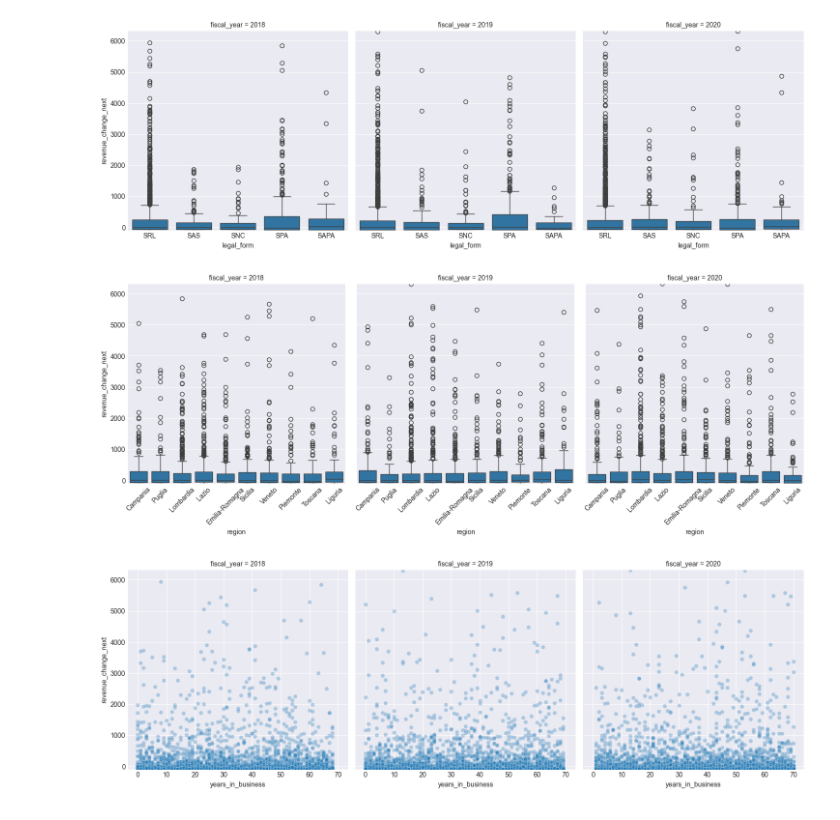
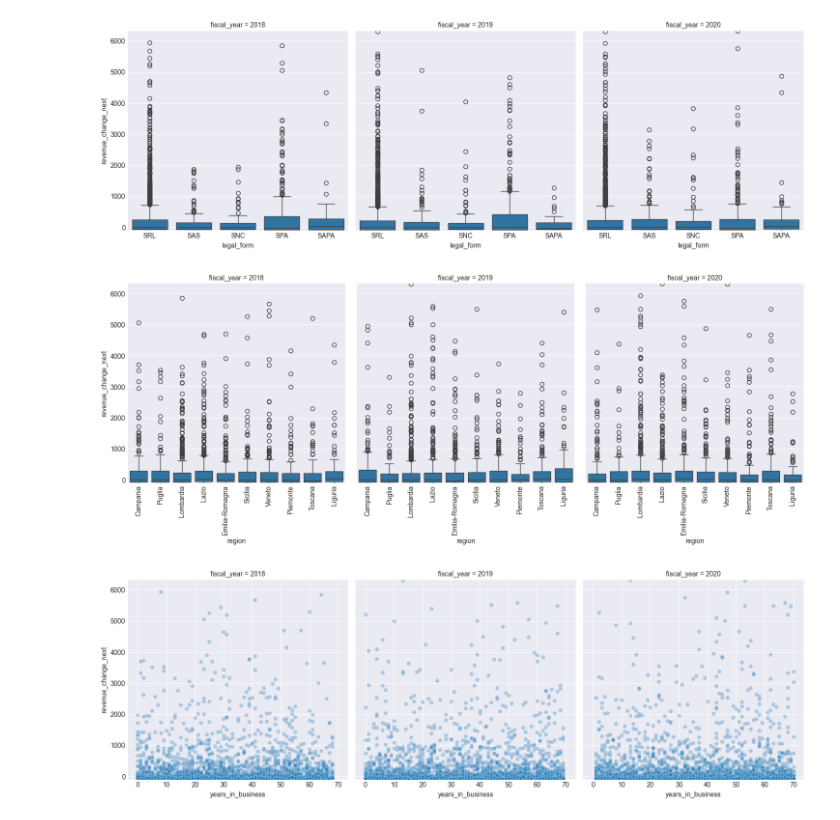
Before and after one commit to KorayAydin3k/Expert_AI_project, a Jupyter notebook: notebook/starter_template_2.ipynb, the cells around one changed output. Cells and saved outputs as stored; diff of their text form; code cells hidden in the pictures.

```diff
--- a/notebook/starter_template_2.ipynb
+++ b/notebook/starter_template_2.ipynb
@@ -377,26 +377,3 @@ plt.tight_layout()
 plt.show()
 # %% [output]
 [figure]
-# %%
-top_sectors = eda_df['ateco_sector'].value_counts().nlargest(10).index
-
-g = sns.FacetGrid(
-    eda_df[eda_df['ateco_sector'].isin(top_sectors)],
-    col="fiscal_year",
-    height=5
-)
-
-g.map_dataframe(
-    sns.boxplot,
-    x="ateco_sector",
-    y="revenue_change_next"
-)
-
-for ax in g.axes.flat:
-    ax.set_ylim(
-        eda_df['revenue_change_next'].quantile(0.01),
-        eda_df['revenue_change_next'].quantile(0.99)
-    )
-    ax.tick_params(axis='x', rotation=45)
-
-plt.show()
@@ -427,28 +488,28 @@ plt.show()
 # %%
 top_regions = eda_df['region'].value_counts().nlargest(10).index
 
 g = sns.FacetGrid(
     eda_df[eda_df['region'].isin(top_regions)],
     col="fiscal_year",
     height=5
 )
 
 g.map_dataframe(
     sns.boxplot,
     x="region",
     y="revenue_change_next"
 )
 
 for ax in g.axes.flat:
     ax.set_ylim(
         eda_df['revenue_change_next'].quantile(0.01),
         eda_df['revenue_change_next'].quantile(0.99)
     )
-    ax.tick_params(axis='x', rotation=45)
+    ax.tick_params(axis='x', rotation=90)
 
 plt.show()
 # %% [output]
-[figure, old version]
+[figure, new version]
 # %%
 g = sns.FacetGrid(
     eda_df,
```
Also changed, not shown: parts of 7 cells of this notebook, 13 other files.
